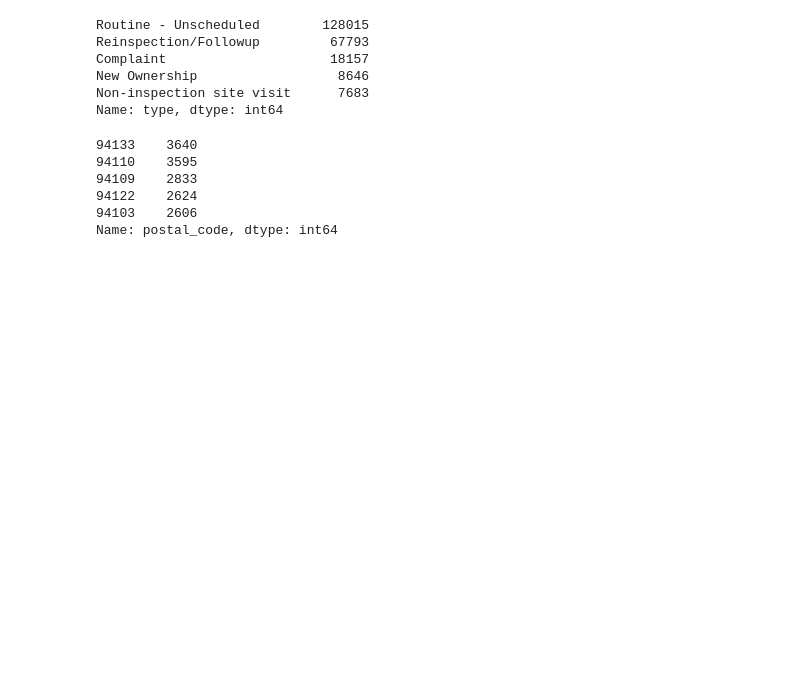
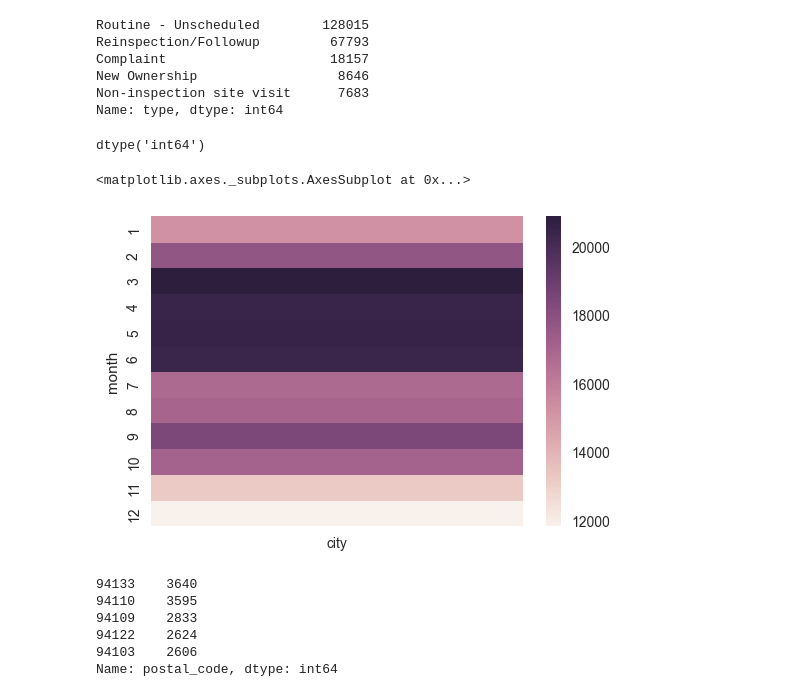
Before and after one commit to cpkeenan/sfdat28-Keenan, a Jupyter notebook: Homework/hw1.ipynb, the cells around one changed output. Saved outputs shown, nothing was run; the diff lists cells and outputs as text; code cells hidden in the pictures; blank space fills up the shorter version.

```diff
--- a/Homework/hw1.ipynb
+++ b/Homework/hw1.ipynb
@@ -99,18 +99,24 @@ Complaint                     18157
 New Ownership                  8646
 Non-inspection site visit      7683
 Name: type, dtype: int64
+# %%
+final.date_x.dtype
+# %% [output]
+dtype('int64')
 # %%
 # 4 Create a plot that shows number of inspections per month
 # Bonus for creating a heatmap
 # http://stanford.edu/~mwaskom/software/seaborn/generated/seaborn.heatmap.html?highlight=heatmap
 
 import seaborn as sns
 
-#final['date_x']=pd.to_datetime(final.date_x, format='%Y%m%d')
-#sns.heatmap(final)
-
-
-#sns.heatmap([final.city, final.date], annot=True, fmt="d")
+final['date']=pd.to_datetime(final.date_x, format='%Y%m%d')
+final['month'] = final.date.apply(lambda x:x.month)
+data = pd.DataFrame(final.groupby('month').city.count())
+sns.heatmap(data)
+# %% [output]
+<matplotlib.axes._subplots.AxesSubplot at 0x...>
+[figure, added]
 # %%
 # 5 Which zip code contains the most high risk violations?
 final.postal_code[final.risk_category=='High Risk'].value_counts().head()
```
Also changed, not shown: parts of 7 cells of this notebook.
